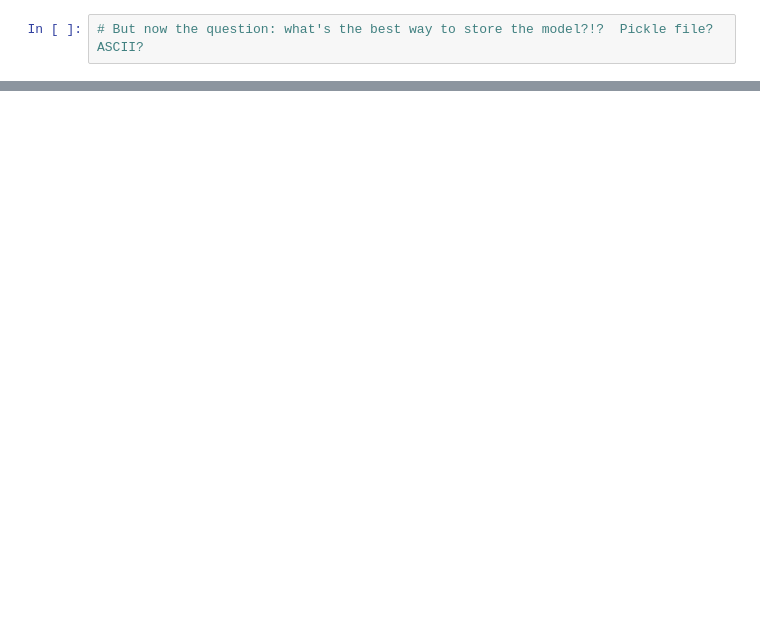
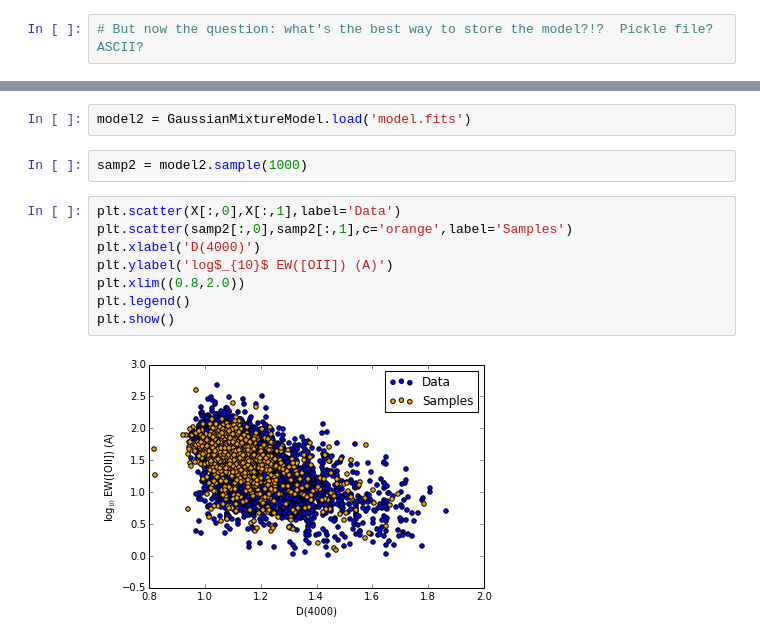
Before and after one commit to moustakas/impy, a Jupyter notebook: ipynb/emline-mogs.ipynb, the cells around one changed output, grey strips where cells are left out. Drawn from its saved outputs; the diff is of its cells as text; blank space fills up the shorter version.

```diff
--- a/ipynb/emline-mogs.ipynb
+++ b/ipynb/emline-mogs.ipynb
@@ -53,0 +114,14 @@ plt.show()
+# %%
+model2 = GaussianMixtureModel.load('model.fits')
+# %%
+samp2 = model2.sample(1000)
+# %%
+plt.scatter(X[:,0],X[:,1],label='Data')
+plt.scatter(samp2[:,0],samp2[:,1],c='orange',label='Samples')
+plt.xlabel('D(4000)')
+plt.ylabel('log$_{10}$ EW([OII]) (A)')
+plt.xlim((0.8,2.0))
+plt.legend()
+plt.show()
+# %% [output]
+[figure, added]
```
Also changed, not shown: parts of 8 cells of this notebook.
